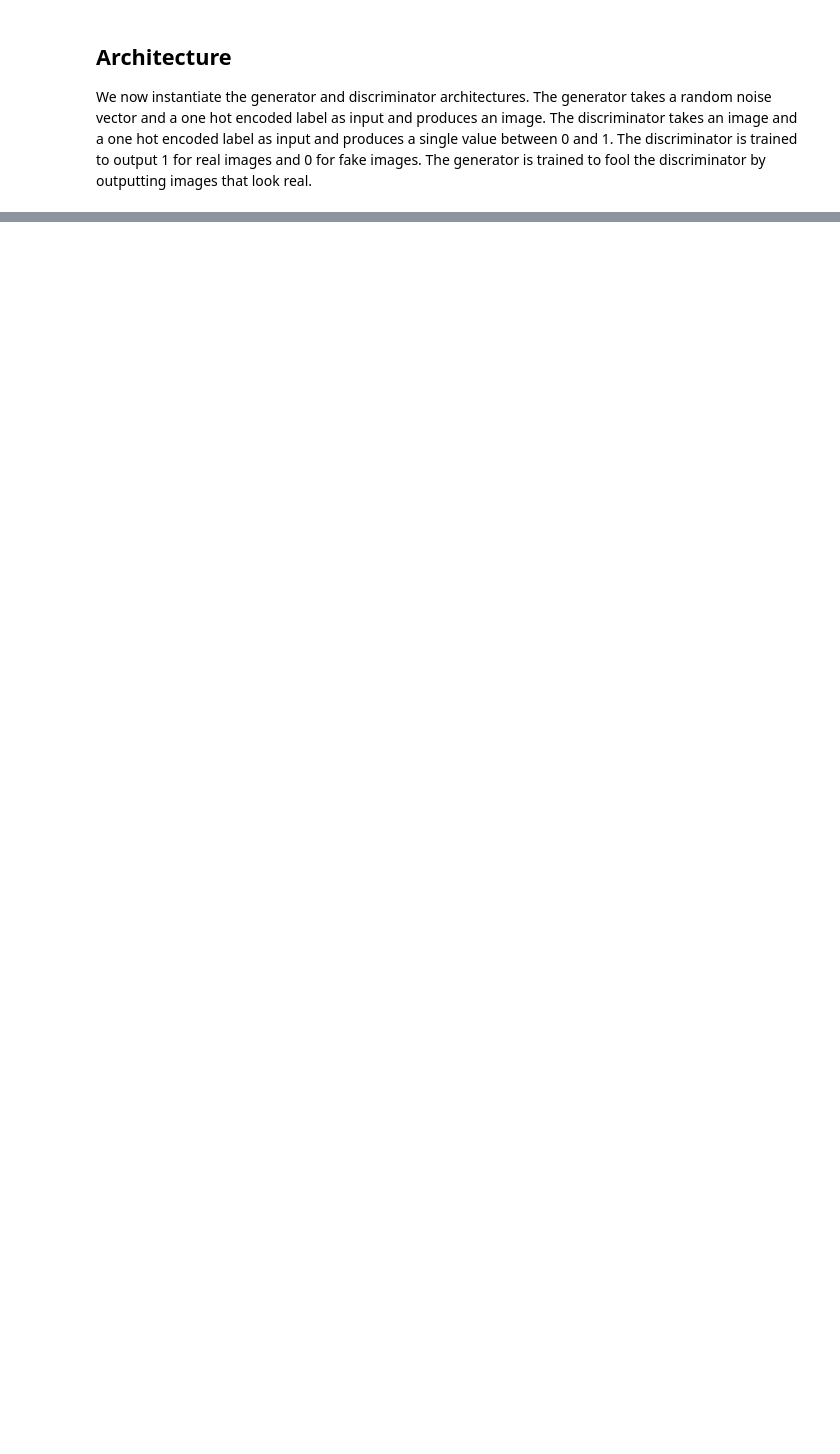
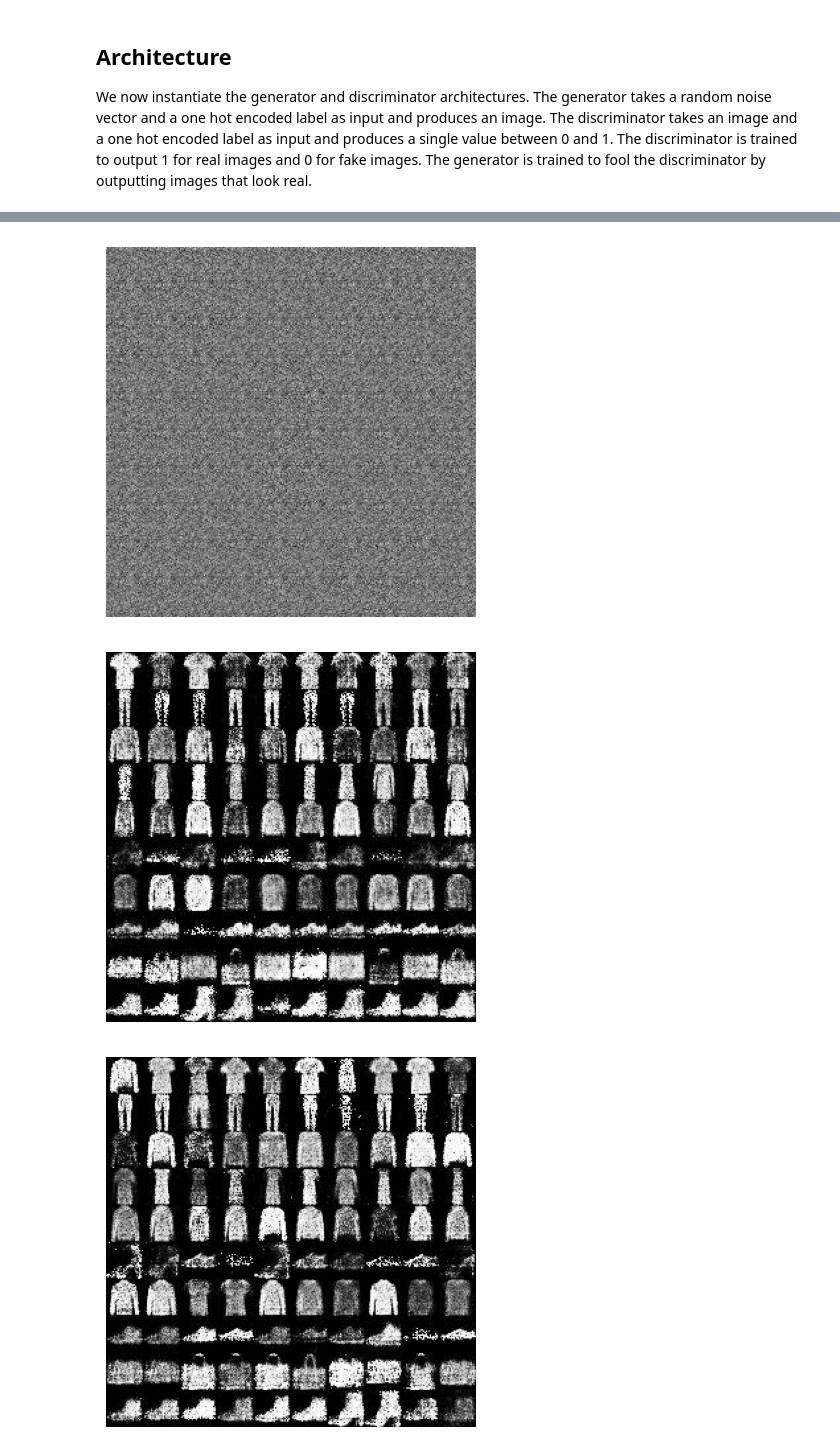
Before and after one commit to BramSimonnet/Deep-Learning-Homework, a Jupyter notebook: problem4conditional-gan.ipynb, the cells around one changed output, grey strips where cells are left out. Cells and saved outputs as stored; diff of their text form; code cells hidden in the pictures; blank space fills up the shorter version.

```diff
--- a/problem4conditional-gan.ipynb
+++ b/problem4conditional-gan.ipynb
@@ -267,0 +443,19 @@ And by the time we're done training, even the worst images look like messy handw
+# %%
+img = mpimg.imread('samples/ConditionalGAN_step000.jpg')
+plt.imshow(img, cmap='gray')
+plt.axis('off')
+plt.show()
+
+img = mpimg.imread('samples/ConditionalGAN_step5000.jpg')
+plt.imshow(img, cmap='gray')
+plt.axis('off')
+plt.show()
+
+img = mpimg.imread('samples/ConditionalGAN_step9000.jpg')
+plt.imshow(img, cmap='gray')
+plt.axis('off')
+plt.show()
+# %% [output]
+[figure, added]
+[figure, added]
+[figure, added]
```
Also changed, not shown: parts of 41 cells of this notebook.
